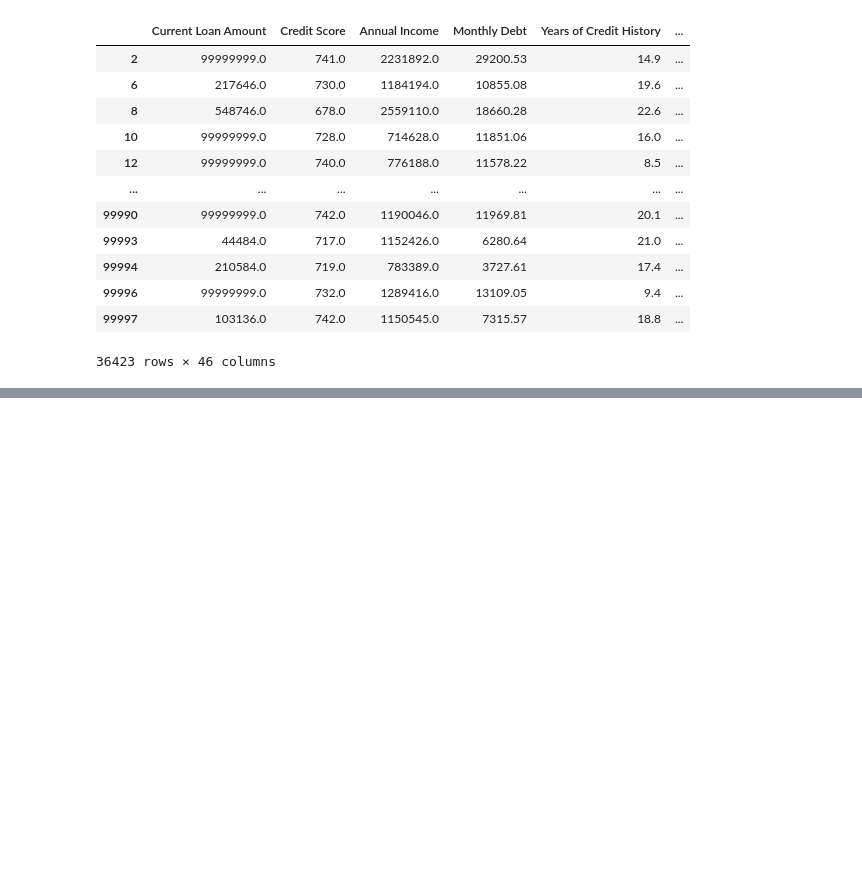
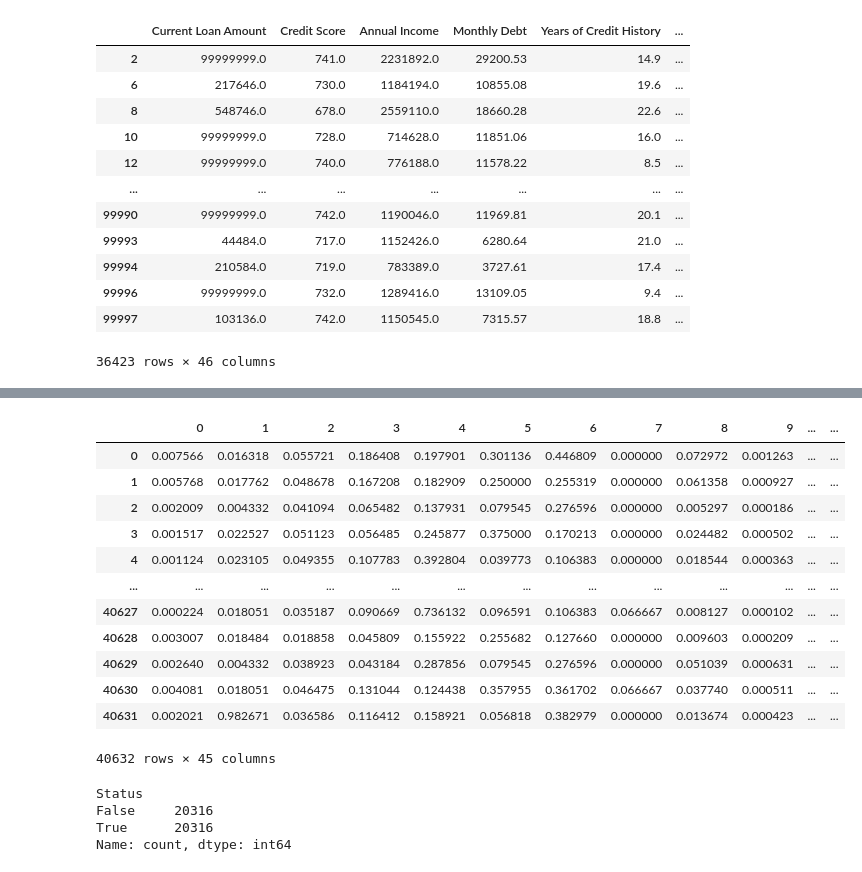
Before and after one commit to Lanpaiva/neural-networks, a Jupyter notebook: pre_processamento/pre_processamento.ipynb, the cells around one changed output, grey strips where cells are left out. Cells and saved outputs as stored; diff of their text form; code cells hidden in the pictures; blank space fills up the shorter version.

```diff
--- a/pre_processamento/pre_processamento.ipynb
+++ b/pre_processamento/pre_processamento.ipynb
@@ -64,0 +79,2 @@ credit_train_new
+# %%
+y_train = y_train.reset_index().drop(columns = {'index'})
@@ -64,0 +115,28 @@ credit_train_new
+# %%
+from imblearn.over_sampling import RandomOverSampler
+
+oversample = RandomOverSampler(sampling_strategy = 'minority')
+X_over, y_over = oversample.fit_resample(X_train_norm, y_train)
+# %%
+X_over
+# %% [output]
+|  | 0 | 1 | 2 | 3 | 4 | 5 | 6 | 7 | 8 | 9 | ... | ... |
+| 0 | 0.007566 | 0.016318 | 0.055721 | 0.186408 | 0.197901 | 0.301136 | 0.446809 | 0.000000 | 0.072972 | 0.001263 | ... | ... |
+| 1 | 0.005768 | 0.017762 | 0.048678 | 0.167208 | 0.182909 | 0.250000 | 0.255319 | 0.000000 | 0.061358 | 0.000927 | ... | ... |
+| 2 | 0.002009 | 0.004332 | 0.041094 | 0.065482 | 0.137931 | 0.079545 | 0.276596 | 0.000000 | 0.005297 | 0.000186 | ... | ... |
+| 3 | 0.001517 | 0.022527 | 0.051123 | 0.056485 | 0.245877 | 0.375000 | 0.170213 | 0.000000 | 0.024482 | 0.000502 | ... | ... |
+| 4 | 0.001124 | 0.023105 | 0.049355 | 0.107783 | 0.392804 | 0.039773 | 0.106383 | 0.000000 | 0.018544 | 0.000363 | ... | ... |
+| ... | ... | ... | ... | ... | ... | ... | ... | ... | ... | ... | ... | ... |
+| 40627 | 0.000224 | 0.018051 | 0.035187 | 0.090669 | 0.736132 | 0.096591 | 0.106383 | 0.066667 | 0.008127 | 0.000102 | ... | ... |
+| 40628 | 0.003007 | 0.018484 | 0.018858 | 0.045809 | 0.155922 | 0.255682 | 0.127660 | 0.000000 | 0.009603 | 0.000209 | ... | ... |
+| 40629 | 0.002640 | 0.004332 | 0.038923 | 0.043184 | 0.287856 | 0.079545 | 0.276596 | 0.000000 | 0.051039 | 0.000631 | ... | ... |
+| 40630 | 0.004081 | 0.018051 | 0.046475 | 0.131044 | 0.124438 | 0.357955 | 0.361702 | 0.066667 | 0.037740 | 0.000511 | ... | ... |
+| 40631 | 0.002021 | 0.982671 | 0.036586 | 0.116412 | 0.158921 | 0.056818 | 0.382979 | 0.000000 | 0.013674 | 0.000423 | ... | ... |
+40632 rows × 45 columns
+# %%
+y_over.value_counts()
+# %% [output]
+Status
+False     20316
+True      20316
+Name: count, dtype: int64
```
Also changed, not shown: parts of 12 cells of this notebook, 4 other files.
